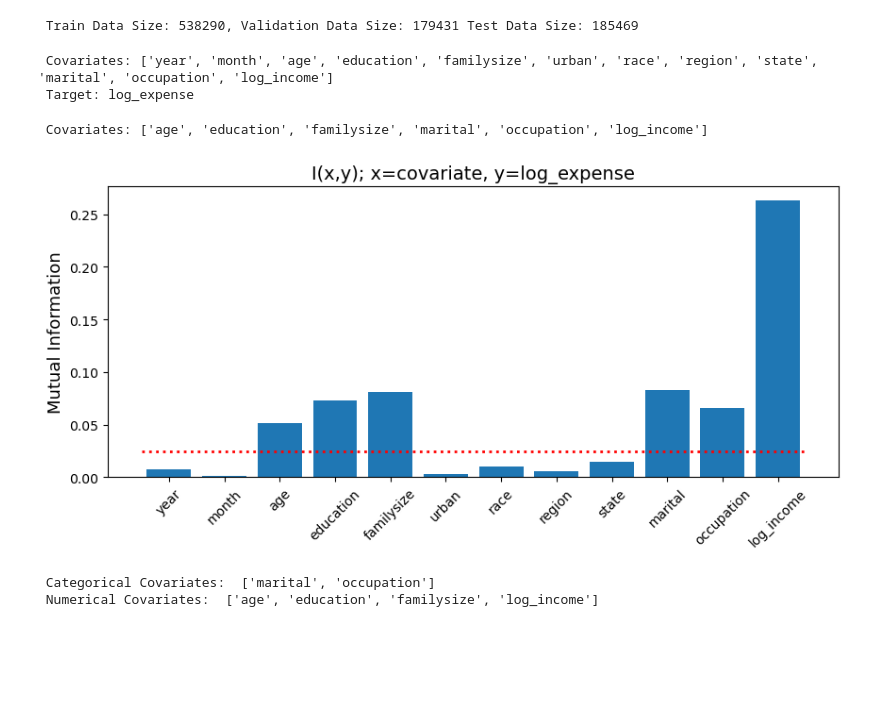
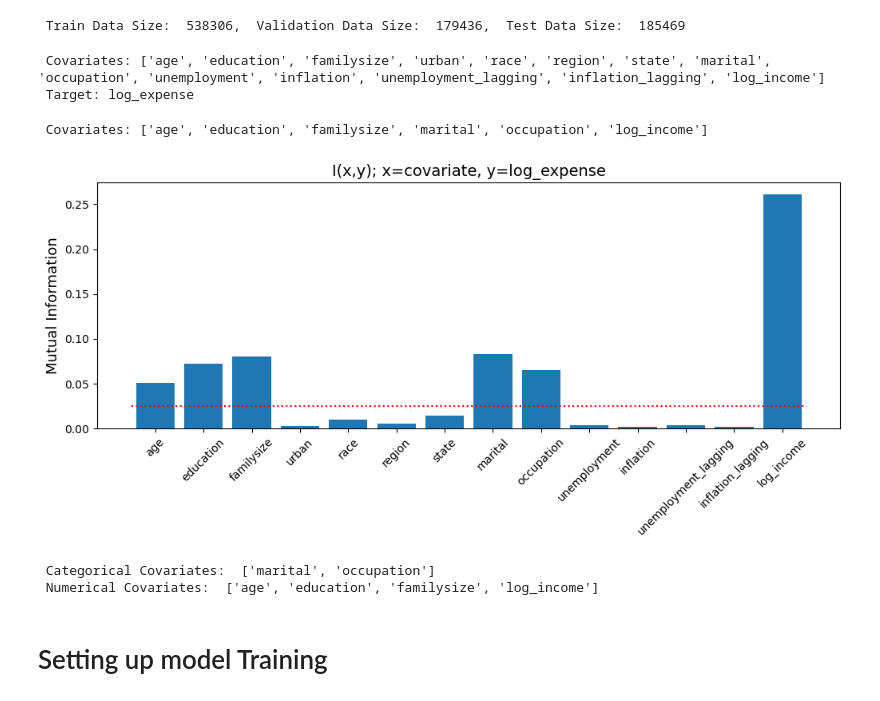
Before and after one commit to ashutosh-tewari/VCS, a Jupyter notebook: ExpensePrediction.ipynb, the cells around one changed output. Drawn from its saved outputs; the diff is of its cells as text; code cells hidden in the pictures; blank space fills up the shorter version.

```diff
--- a/ExpensePrediction.ipynb
+++ b/ExpensePrediction.ipynb
@@ -36,52 +25,60 @@ df_trn = df_trn.loc[df_trn['expense']>1]
-# %%
-# Further splittling the training dataset into training and validation
-# first, shuffling training dataset before splitting (sample with fraction =1 shuffles all the rows)
-np.random.seed(0)
-df_trn=df_trn.sample(frac=1)
-n_trn = int(len(df_trn)*0.75)
-# then, splitting
-df_vld=df_trn.iloc[n_trn:]
-df_trn=df_trn.iloc[:n_trn]
-
-print(f' Train Data Size: {len(df_trn)}, Validation Data Size: {len(df_vld)} Test Data Size: {len(df_tst)}')
-# %% [output]
- Train Data Size: 538290, Validation Data Size: 179431 Test Data Size: 185469
+# %%
+#Reading expense data
+df_trn = pd.read_csv('Predictive_Expenses_DATA/train.csv')
+df_tst = pd.read_csv('Predictive_Expenses_DATA/test.csv')
+
+# Reading macroeconomic indicators (inflation and unemployment rates)
+df_macro=pd.read_csv('Predictive_Expenses_DATA/macroeconomic_indicators.csv')
+df_macro=df_macro.drop(columns=['Unnamed: 0'])
+
+# Merging tables
+df_trn = df_trn.merge(df_macro,on=['year','month'])
+df_tst = df_tst.merge(df_macro,on=['year','month'])
+
+# Preprocess the data
+df_trn, df_vld = utl.preProcess(df_trn)
+df_tst = utl.preProcess(df_tst, split=False)
+
+print(f'\033[1m Train Data Size: \033[0m {len(df_trn)}, \033[1m Validation Data Size: \033[0m {len(df_vld)}, \033[1m Test Data Size: \033[0m {len(df_tst)}')
+# %% [output]
+ Train Data Size:  538306,  Validation Data Size:  179436,  Test Data Size:  185469
 # %%
 # Specifying the target and covariates for regression
-target = 'log_expense'
+log_transform_expense=True
+target = 'log_expense' if log_transform_expense else 'expense'
 covariates=df_trn.columns.to_list()
-to_remove=['id','wi','income','expense','wts','log_expense']
+to_remove=['id','wi','year', 'month','income','expense','log_expense']
 covariates = [var for var in covariates if var not in to_remove]
 print(f'\033[1m Covariates:\033[0m {covariates}')
 print(f'\033[1m Target: \033[0m{target}')
 # %% [output]
- Covariates: ['year', 'month', 'age', 'education', 'familysize', 'urban', 'race', 'region', 'state', 'marital', 'occupation', 'log_income']
+ Covariates: ['age', 'education', 'familysize', 'urban', 'race', 'region', 'state', 'marital', 'occupation', 'unemployment', 'inflation', 'unemployment_lagging', 'inflation_lagging', 'log_income']
  Target: log_expense
 # %%
 # Assessing Information Content (about the target) of the covariates via Mutual infromation (MI)
 mutual_info={}
 y = utl.discretize(df_trn[target],20) # target variable (discretizing it for MI calculation)
 for var in covariates:
     x=df_trn[var].to_numpy()
     x=utl.discretize(x,20)
     mutual_info[var]=mutual_info_score(x,y)
 
-MI_threshold=0.025 # Thrshold for mutual Information
+MI_threshold=0.025 if log_transform_expense else 0.0005 # Thrshold for mutual Information
 # plotting MI
-plt.figure(figsize=(10,4))
+plt.figure(figsize=(12,4))
 plt.bar(list(mutual_info.keys()), list(mutual_info.values()));
-plt.plot(np.arange(-1,len(covariates))+0.5,np.array([MI_threshold]*(len(covariates)+1)),'r:',linewidth=2)
+plt.plot(np.arange(-1,len(covariates))+0.5,np.array([MI_threshold]*(len(covariates)+1)),'r:')
 ax=plt.gca();
 ax.set_xticklabels(list(mutual_info.keys()), rotation = 45);
 plt.ylabel('Mutual Information',fontsize=13)
 plt.title('I(x,y); x=covariate, y=log_expense',fontsize=14)
 
 # Keeping only those covariate with MI above the specified threshold
 covariates=[var for var in covariates if mutual_info[var]>MI_threshold]
 print(f'\033[1m Covariates:\033[0m {covariates}')
 # %% [output]
  Covariates: ['age', 'education', 'familysize', 'marital', 'occupation', 'log_income']
-[figure, old version]
+[figure, new version]
 # %%
 # Defining the Covariate Type (Categorical, Numeric). Ordinal Variable (eduction) is considered Numeric here.
 covariates_categorical = ['marital','occupation']
@@ -118,6 +115,8 @@ del df_trn_categorical, df_vld_categorical, df_tst_categorical
 # %%
 # collecting all covariate names
 covariates=new_covariates_categorical+covariates_numeric
+# %% [markdown]
+# Setting up model Training
 # %%
 # Defining train step
 def train_step(row_ids, q, loss_type):
```
Also changed, not shown: parts of 9 cells of this notebook, 10 other files.
